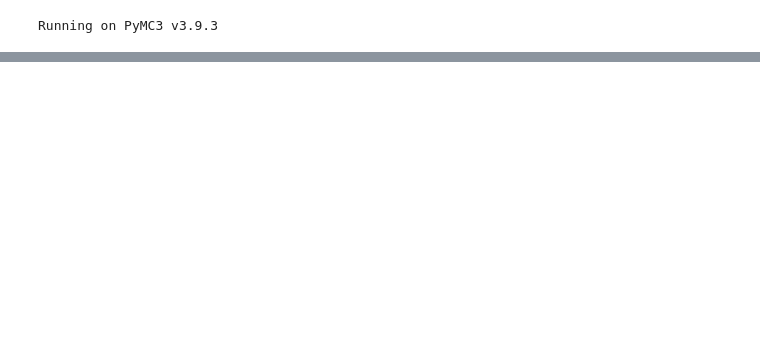
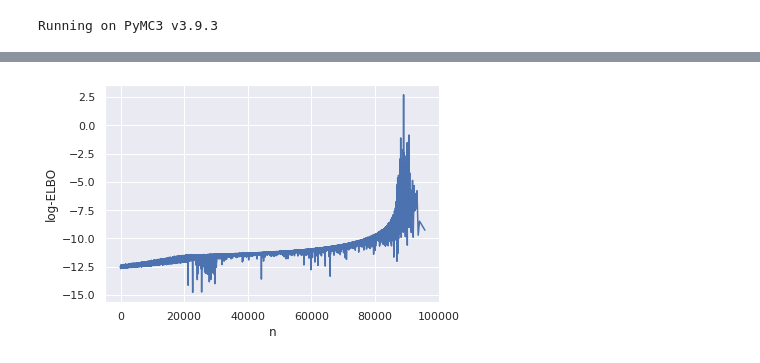
Before and after one commit to Hyunglok-Kim/DL_Error, a Jupyter notebook: nuts_advi_hierarchical.ipynb, the cells around one changed output, grey strips where cells are left out. Cells and saved outputs as stored; diff of their text form; code cells hidden in the pictures; blank space fills up the shorter version.

```diff
--- a/nuts_advi_hierarchical.ipynb
+++ b/nuts_advi_hierarchical.ipynb
@@ -213,14 +213,15 @@ pr_data.drop(columns=['SMAP_vo_min', 'SMAP_vo_max','SMAP_rc_min', 'SMAP_rc_max']
 pr_data.drop(columns=['albedo_max', 'albedo_min','albedo_std', 'TotalPrecip_max','Rainf_max','SMOS_RFI_max'],inplace=True)
 
 #Group the data using RFI values
+RFI_nog = 5
 RFI_tavg = pr_data['SMOS_RFI_tavg'].dropna(axis=0, how='any')
-RFI_p = np.empty(10, dtype=object)
-for i in range(1,11):
-    RFI_p[i-1] = np.percentile(RFI_tavg, i*10)
+RFI_p = np.empty(RFI_nog, dtype=object)
+for i in range(1,RFI_nog+1):
+    RFI_p[i-1] = np.percentile(RFI_tavg, i*100/RFI_nog)
 
 RFI_class = np.copy(pr_data['SMOS_RFI_tavg'])
 
-for i in range(0,10):
+for i in range(0,RFI_nog):
     if i > 0:
         RFI_class[(pr_data['SMOS_RFI_tavg'] > RFI_p[i-1]) & (pr_data['SMOS_RFI_tavg'] <= RFI_p[i])]=i
     elif i == 0:
@@ -330,33 +328,38 @@ y_input = SMAP_y
 # %%
 with pm.Model() as hi_model:
-    X_train, X_test, y_train, y_test = train_test_split(X_input, y_input, test_size=0.90, stratify=Rclass_SMAP, random_state=42)
+    X_train, X_test, y_train, y_test = train_test_split(X_input, y_input, test_size=0.33, stratify=Rclass_SMAP, random_state=42)
     Rclass_train = X_train[:,-1].astype('int')
     Rclass_test  = X_test[:,-1].astype('int')
-    X_train  = X_train[:,:5]
-    X_test   = X_test[:,:5]
+    X_train  = X_train[:,:10]
+    X_test   = X_test[:,:10]
+
+    #y_tensor = theano.shared(X_train.astype('float64'))
+    #X_tensor = theano.shared(y_train.astype('float64'))
+
     X        = X_train
     y        = y_train
     Rclass   = Rclass_train
-    np       = X.shape[1]
+    nop      = X_train.shape[1]
+
     # Priors for the model paramters
     # Gaussians for the means of the priors of the random intercpets and slopes
     mu_a = pm.Normal('mu_a', mu=0, sd=1e5)
-    for i in range(1,len(all_predictors)+1):
+    for i in range(1,nop+1):
         exec('mu_b'+str(i)+'=pm.Normal(\'mu_b'+str(i)+'\', mu=0, sd=1e5)')
 
     # Half-Cauchy for the standard deviation of the priros of the random intercpets and slops
     sigma_a  = pm.HalfCauchy('sigma_a', 1e5)
-    for i in range(1,np+1):
+    for i in range(1,nop+1):
         exec('sigma_b'+str(i)+'=pm.HalfCauchy(\'sigma_b'+str(i)+'\', beta=1e5)')
 
     # Gaussian priors for random intercpets and slopes
     a  = pm.Normal('Intercept', mu=mu_a, sd=sigma_a, shape=nRclasses)
-    for i in range(1,np+1):
+    for i in range(1,nop+1):
         exec('b'+str(i)+'=pm.Normal(all_predictors[i-1], mu=mu_b'+str(i)+', sd=sigma_b'+str(i)+', shape=nRclasses)')
 
     # Linear model
     mu_init = 'mu = a[Rclass]'
-    for i in range(1,np+1):
+    for i in range(1,nop+1):
         mu_init = mu_init+'+b'+str(i)+'[Rclass]*X[:,'+str(i-1)+']'
     exec(mu_init)
 
@@ -493,0 +394,6 @@ with hi_model:
+# %%
+#map_tensor_batch = {y: pm.Minibatch(y, 100), X: pm.Minibatch(X, 100)}
+
+with hi_model:
+    fit_advi= pm.fit(method=pm.ADVI(), n=200000)
+    trace_advi = fit_advi.sample(10000)
@@ -494,3 +403,9 @@ with hi_model:
+# %%
+import numpy as np
+elbo = pd.DataFrame({'log-ELBO': -np.log(fit_advi.hist), 'n': np.arange(fit_advi.hist.shape[0])})
+_ = sns.lineplot(y='log-ELBO', x='n', data=elbo)
+# %% [output]
+[figure, added]
 # %%
 ofp = '/home/hyung/Lab/libs/python/DL_Error_data/SMAP_ywos_hi'
 filename = ofp + '_nuts.out'
```
Also changed, not shown: parts of 5 cells of this notebook, 14 other files.
